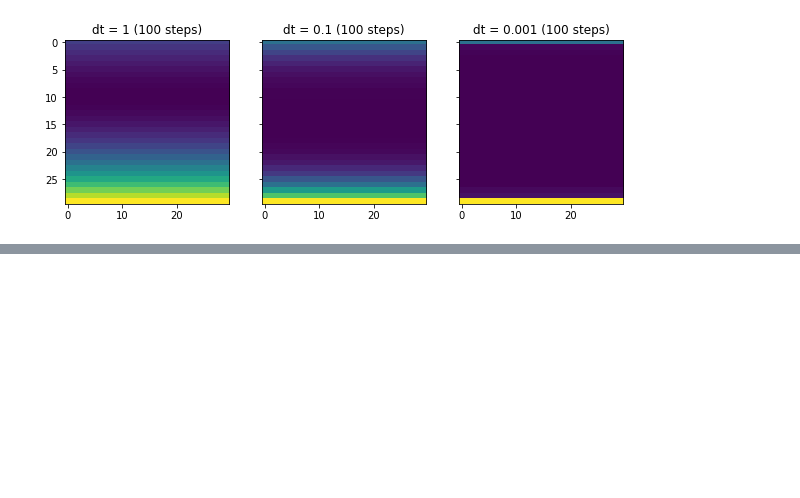
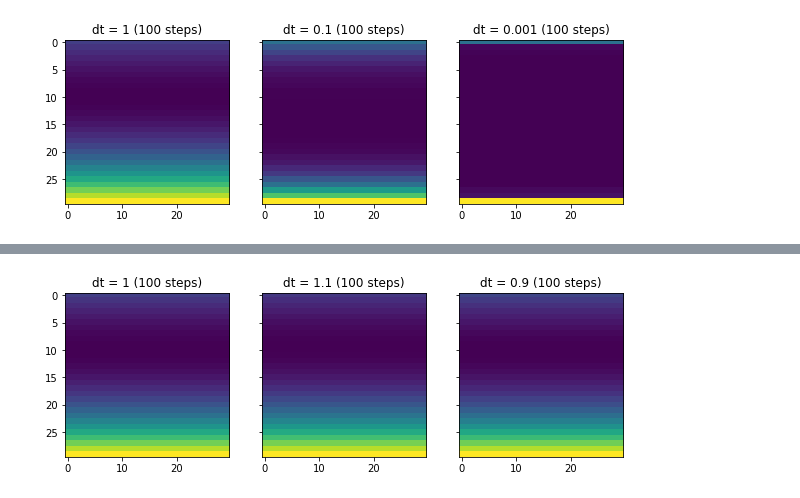
Before and after one commit to rbra6893/2021-Honours, a Jupyter notebook: Exercise2_Rebekah.ipynb, the cells around one changed output, grey strips where cells are left out. Drawn from its saved outputs; the diff is of its cells as text; code cells hidden in the pictures; blank space fills up the shorter version.

```diff
--- a/Exercise2_Rebekah.ipynb
+++ b/Exercise2_Rebekah.ipynb
@@ -259,3 +267,11 @@ Text(0.5, 1.0, 'dt = 0.001 (100 steps)')
 # %%
 #loses the gradient somewhere between 0.1 and 0?
 #With only 100 timesteps a timestep size that is quite small/ approaching zero is not enough to create a gradient / solution
+# %%
+#calculate dt based on mesh and diffusivity
+
+dx, dy = 1., 1.
+k = 1.0
+dt = (dx*dy)/k
+
+print ("dt =", dt)
@@ -261,0 +280,76 @@ Text(0.5, 1.0, 'dt = 0.001 (100 steps)')
+# %%
+#Increase/decrease "optimal" timestep size by small amount (is 0.1 a small enough amount?)
+#Testing for dt = 1, dt = 1.1 and dt = 0.9?
+
+nx = 30
+ny = 30
+
+T = np.zeros((ny,nx))
+
+# Initial conditions
+T[0,:] = 300.
+T[-1,:] = 800.
+
+k = 1.0
+
+dx, dy = 1., 1.
+
+steps = 100
+
+time = 0.0
+
+for i in range (1,steps):
+    gradTx, gradTy = np.gradient(T, dx, dy)
+    flux_x = k*gradTx
+    flux_y = k*gradTy
+
+    gradTxx, gradTxy = np.gradient(flux_x, dx, dy)
+    gradTyx, gradTyy = np.gradient(flux_y, dx, dy)
+
+    divT = gradTxx + gradTyy
+    dt = (dx*dy)/k
+
+    T = T + dt*divT
+
+T2 = np.zeros((ny,nx))
+T2[0,:] = 300.
+T2[-1,:] = 800.
+
+for i in range (1,steps):
+    gradT2x, gradT2y = np.gradient(T2, dx, dy)
+    flux_x = k*gradT2x
+    flux_y = k*gradT2y
+
+    gradT2xx, gradT2xy = np.gradient(flux_x, dx, dy)
+    gradT2yx, gradT2yy = np.gradient(flux_y, dx, dy)
+
+    divT2 = gradT2xx + gradT2yy
+    dt = 1.1
+
+    T2 = T2 + dt*divT2
+
+T3 = np.zeros((ny,nx))
+T3[0,:] = 300.
+T3[-1,:] = 800.
+
+for i in range (1,steps):
+    gradT3x, gradT3y = np.gradient(T3, dx, dy)
+    flux_x = k*gradT3x
+    flux_y = k*gradT3y
+
+    gradT3xx, gradT3xy = np.gradient(flux_x, dx, dy)
+    gradT3yx, gradT3yy = np.gradient(flux_y, dx, dy)
+
+    divT3 = gradT3xx + gradT3yy
+    dt = 0.9
+
+    T3 = T3 + dt*divT3
+
+fig, (ax1, ax2, ax3) = plt.subplots(1,3, sharey=True, figsize=(10,4))
+ax1.imshow(T)
+ax1.set_title('dt = 1 (100 steps)')
+ax2.imshow(T2)
+ax2.set_title('dt = 1.1 (100 steps)')
+ax3.imshow(T3)
+ax3.set_title('dt = 0.9 (100 steps)')
+# %% [output]
@@ -261,0 +357 @@ Text(0.5, 1.0, 'dt = 0.001 (100 steps)')
+[figure, added]
```
Also changed, not shown: parts of 4 cells of this notebook.
